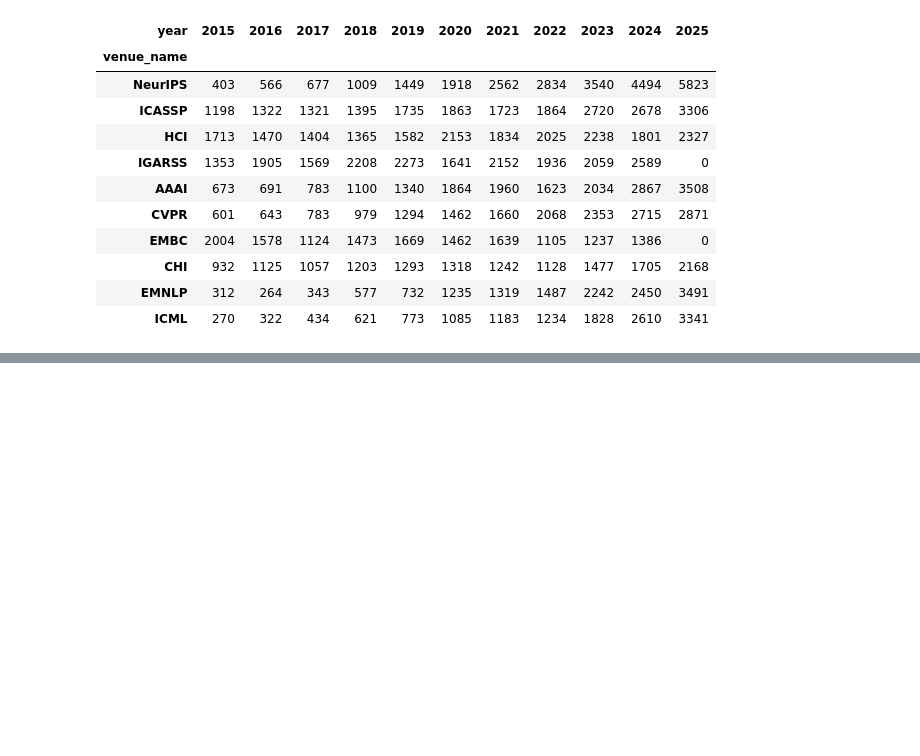
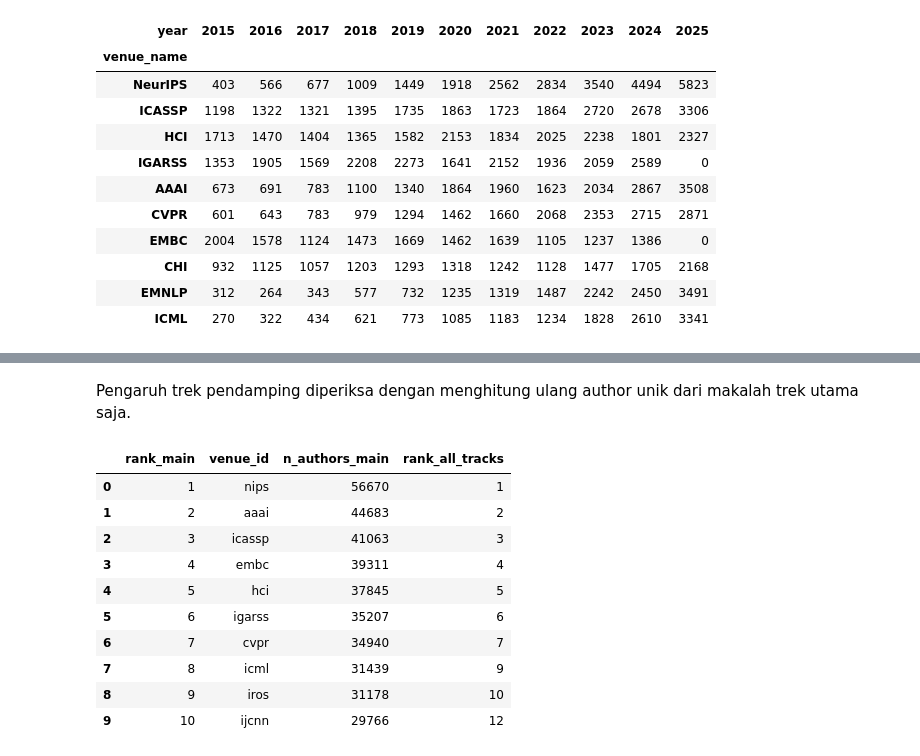
Before and after one commit to RNXFreeze/IF4041-Datmin-Tubes-Kel1, a Jupyter notebook: notebooks/02_conference_popularity.ipynb, the cells around one changed output, grey strips where cells are left out. Cells and saved outputs as stored; diff of their text form; code cells hidden in the pictures; blank space fills up the shorter version.

```diff
--- a/notebooks/02_conference_popularity.ipynb
+++ b/notebooks/02_conference_popularity.ipynb
@@ -120,0 +171,22 @@ years.pivot_table(index="venue_name", columns="year", aggfunc="size", fill_value
+# %% [markdown]
+Pengaruh trek pendamping diperiksa dengan menghitung ulang author unik dari makalah trek utama saja.
+# %%
+main_keys = conferences.loc[conferences["track"] == "main", "paper_key"]
+main_authors = (conference_pairs[conference_pairs["paper_key"].isin(main_keys)]
+                .groupby("venue_id")["author"].nunique().rename("n_authors_main").reset_index()
+                .sort_values(["n_authors_main", "venue_id"], ascending=[False, True]).head(10).reset_index(drop=True))
+main_authors.insert(0, "rank_main", main_authors.index + 1)
+main_authors["rank_all_tracks"] = main_authors["venue_id"].map(by_authors.set_index("venue_id")["rank"])
+main_authors
+# %% [output]
+|  | rank_main | venue_id | n_authors_main | rank_all_tracks |
+| 0 | 1 | nips | 56670 | 1 |
+| 1 | 2 | aaai | 44683 | 2 |
+| 2 | 3 | icassp | 41063 | 3 |
+| 3 | 4 | embc | 39311 | 4 |
+| 4 | 5 | hci | 37845 | 5 |
+| 5 | 6 | igarss | 35207 | 6 |
+| 6 | 7 | cvpr | 34940 | 7 |
+| 7 | 8 | icml | 31439 | 9 |
+| 8 | 9 | iros | 31178 | 10 |
+| 9 | 10 | ijcnn | 29766 | 12 |
```
Also changed, not shown: parts of 4 cells of this notebook, 2 other files.
